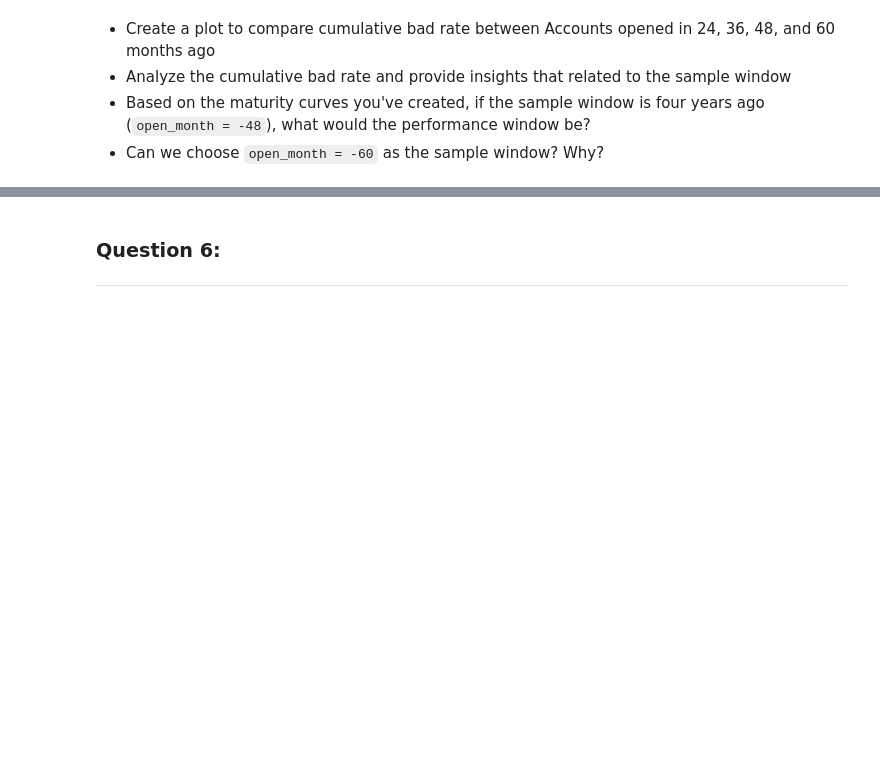
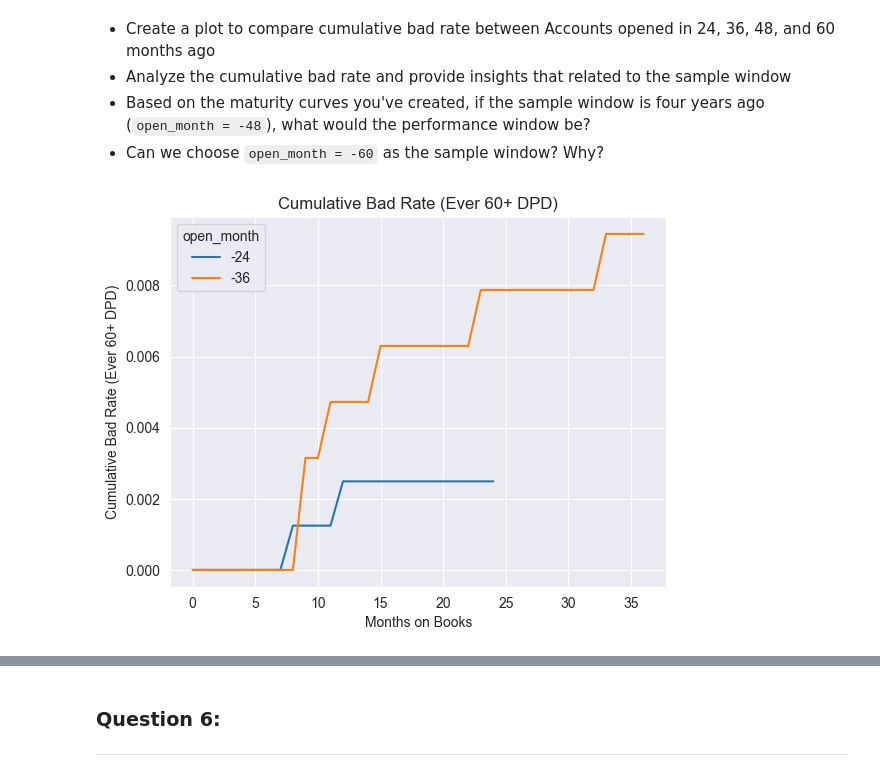
Before and after one commit to rudimuliawan/credit-scoring-analytics, a Jupyter notebook: mentoring/question_mentoring1.ipynb, the cells around one changed output, grey strips where cells are left out. Saved outputs shown, nothing was run; the diff lists cells and outputs as text; code cells hidden in the pictures; blank space fills up the shorter version.

```diff
--- a/mentoring/question_mentoring1.ipynb
+++ b/mentoring/question_mentoring1.ipynb
@@ -311,3 +725,24 @@ performance_pivot2
 - Analyze the cumulative bad rate and provide insights that related to the sample window
 - Based on the maturity curves you've created, if the sample window is four years ago (`open_month = -48`), what would the performance window be?
 - Can we choose `open_month = -60` as the sample window? Why?
+# %%
+# Define the single cohort
+list_of_booking = [-24,-36]
+
+# Store in a dataframe
+try:
+    cohort_sliced = cohort_pivot.loc[list_of_booking]
+except:
+    pass
+
+# Plot the cumulative bad rate of the single cohorts
+cohort_sliced.T.plot(title = 'Cumulative Bad Rate (Ever 60+ DPD)',
+                     kind = 'line',
+                     grid = True,
+                     legend = True)
+
+plt.xlabel('Months on Books')
+plt.ylabel('Cumulative Bad Rate (Ever 60+ DPD)')
+plt.show()
+# %% [output]
+[figure, added]
```
Also changed, not shown: parts of 25 cells of this notebook.
